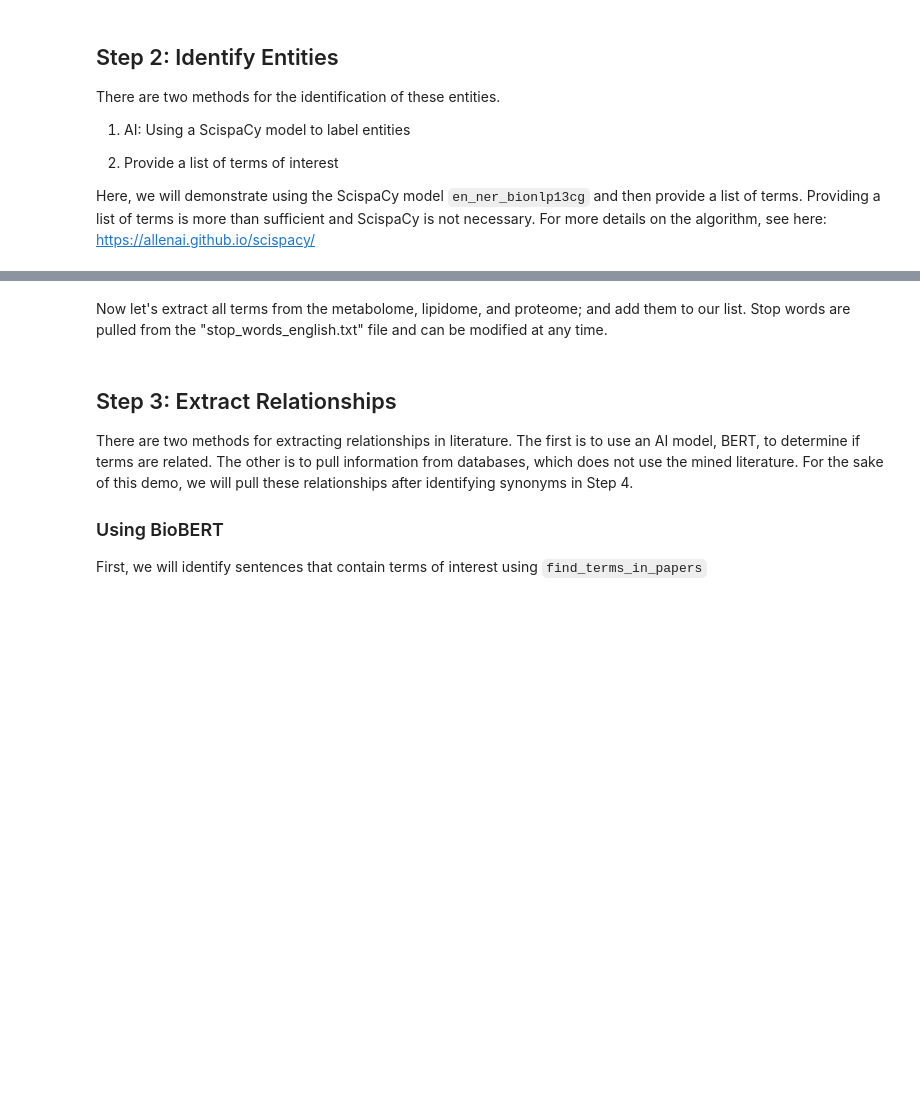
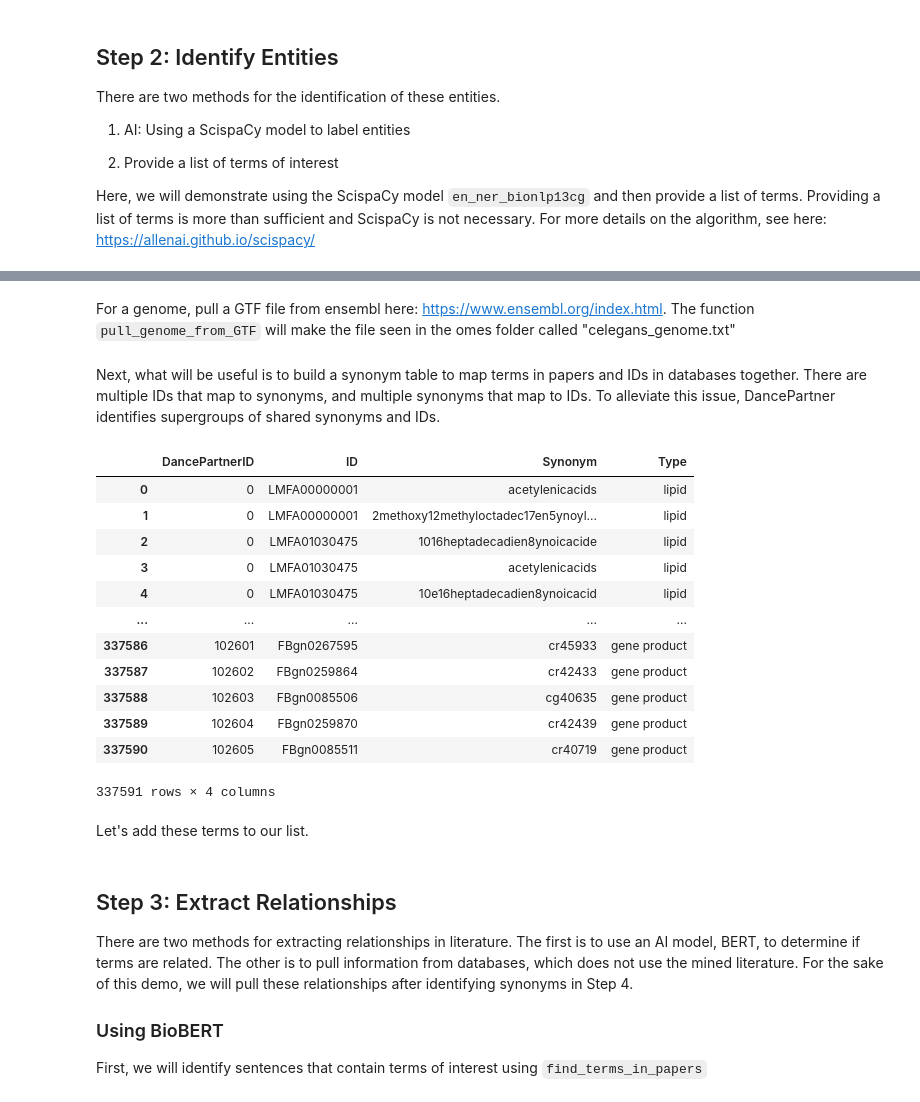
Before and after one commit to PNNL-Predictive-Phenomics/DancePartner, a Jupyter notebook: vignettes/how_to_use_DancePartner.ipynb, the cells around one changed output, grey strips where cells are left out. Cells and saved outputs as stored; diff of their text form; code cells hidden in the pictures; blank space fills up the shorter version.

```diff
--- a/vignettes/how_to_use_DancePartner.ipynb
+++ b/vignettes/how_to_use_DancePartner.ipynb
@@ -101,4 +100,2 @@ Additionally, you can add terms from the general use metabolome and lipidome, or
 # %%
 dance.pull_proteome(proteome_id = "UP000001940", output_directory = "../omes")
-# %% [markdown]
-Now let's extract all terms from the metabolome, lipidome, and proteome; and add them to our list. Stop words are pulled from the "stop_words_english.txt" file and can be modified at any time.
@@ -106,0 +102,30 @@ my_terms.extend(dance.list_synonyms("../omes", "UP000001940_proteome.txt"))
+# %% [markdown]
+For a genome, pull a GTF file from ensembl here: https://www.ensembl.org/index.html. The function `pull_genome_from_GTF` will make the file seen in the omes folder called "celegans_genome.txt"
+# %% [markdown]
+Next, what will be useful is to build a synonym table to map terms in papers and IDs in databases together. There are multiple IDs that map to synonyms, and multiple synonyms that map to IDs. To alleviate this issue, DancePartner identifies supergroups of shared synonyms and IDs.
+# %%
+dance.make_synonym_table(
+    omes_folder = "../omes",
+    proteome_filename = "UP000001940_proteome.txt",
+    genome_filename = "7227_genome.txt",
+    output_directory = "../omes"
+)
+
+synonym_table = pd.read_csv("../omes/synonym_table.txt", sep = "\t")
+synonym_table
+# %% [output]
+|  | DancePartnerID | ID | Synonym | Type |
+| 0 | 0 | LMFA00000001 | acetylenicacids | lipid |
+| 1 | 0 | LMFA00000001 | 2methoxy12methyloctadec17en5ynoyl... | lipid |
+| 2 | 0 | LMFA01030475 | 1016heptadecadien8ynoicacide | lipid |
+| 3 | 0 | LMFA01030475 | acetylenicacids | lipid |
+| 4 | 0 | LMFA01030475 | 10e16heptadecadien8ynoicacid | lipid |
+| ... | ... | ... | ... | ... |
+| 337586 | 102601 | FBgn0267595 | cr45933 | gene product |
+| 337587 | 102602 | FBgn0259864 | cr42433 | gene product |
+| 337588 | 102603 | FBgn0085506 | cg40635 | gene product |
+| 337589 | 102604 | FBgn0259870 | cr42439 | gene product |
+| 337590 | 102605 | FBgn0085511 | cr40719 | gene product |
+337591 rows × 4 columns
+# %% [markdown]
+Let's add these terms to our list.
```
Also changed, not shown: parts of 9 cells of this notebook, 26 other files.
